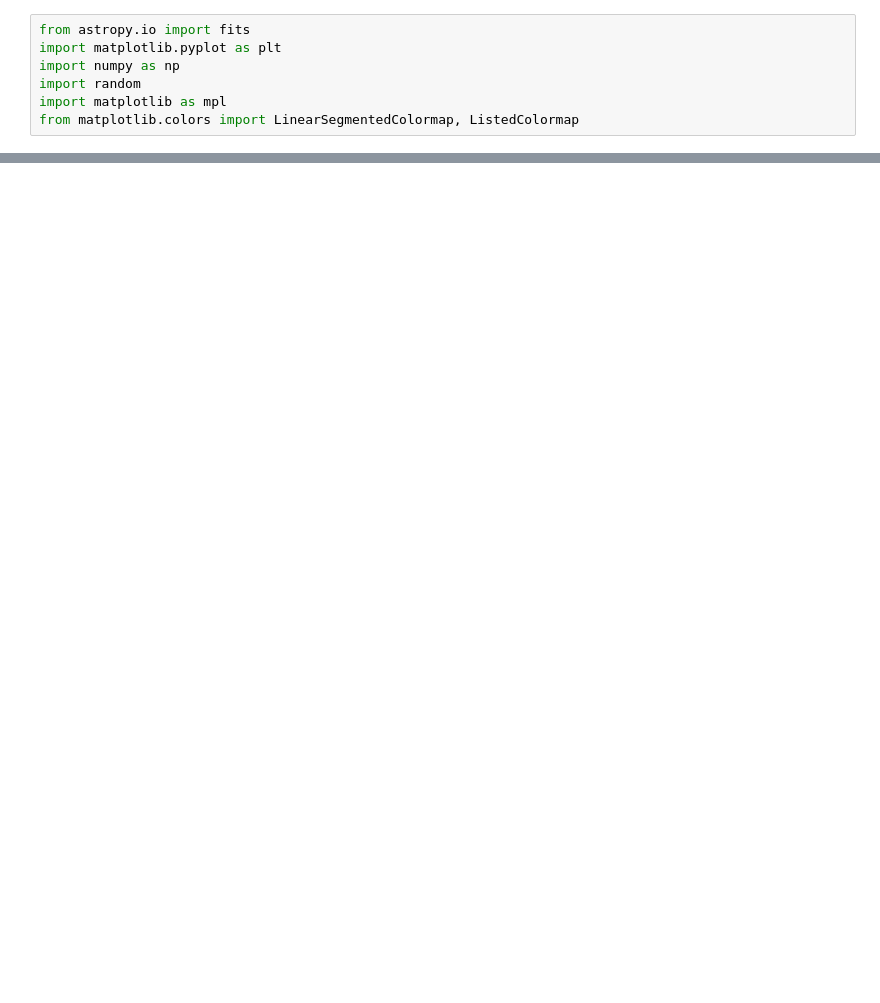
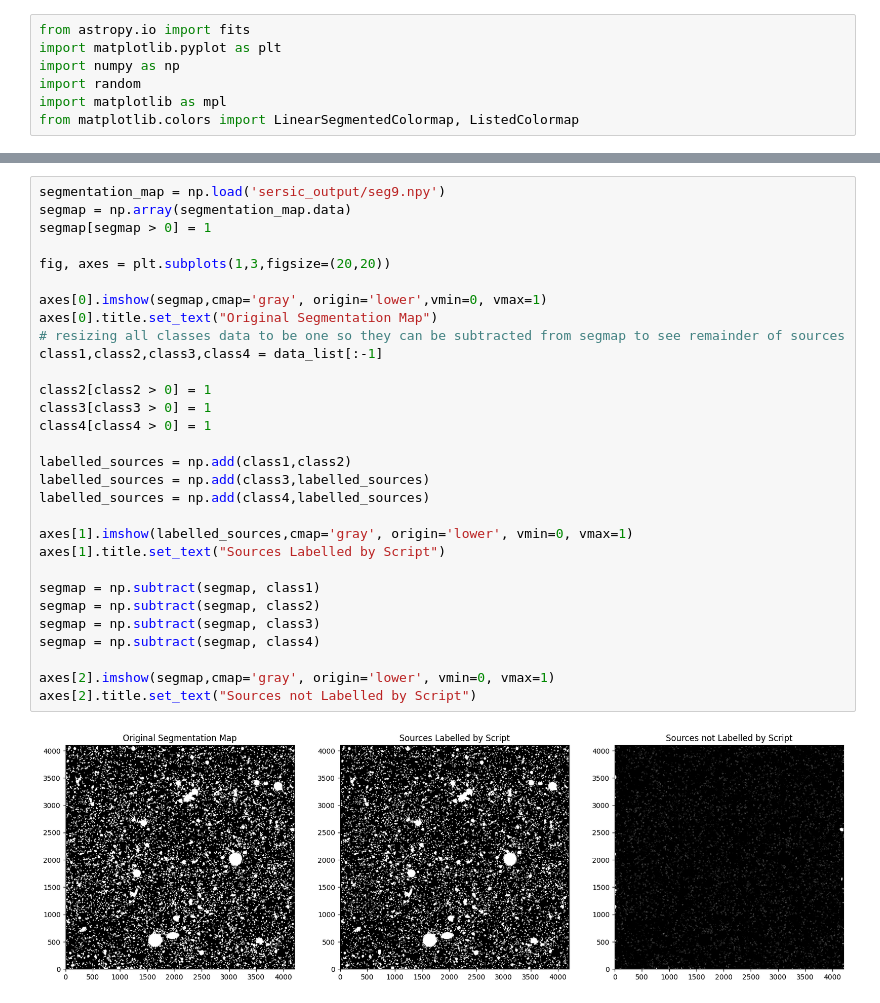
Before and after one commit to sierrajanson/Comp_Astro_Lab-Rubin, a Jupyter notebook: program/displaying_segmaps.ipynb, the cells around one changed output, grey strips where cells are left out. Drawn from its saved outputs; the diff is of its cells as text; blank space fills up the shorter version.

```diff
--- a/program/displaying_segmaps.ipynb
+++ b/program/displaying_segmaps.ipynb
@@ -53,0 +60,32 @@ plt.show()
+# %%
+segmentation_map = np.load('sersic_output/seg9.npy')
+segmap = np.array(segmentation_map.data)
+segmap[segmap > 0] = 1
+
+fig, axes = plt.subplots(1,3,figsize=(20,20))
+
+axes[0].imshow(segmap,cmap='gray', origin='lower',vmin=0, vmax=1)
+axes[0].title.set_text("Original Segmentation Map")
+# resizing all classes data to be one so they can be subtracted from segmap to see remainder of sources
+class1,class2,class3,class4 = data_list[:-1]
+
+class2[class2 > 0] = 1
+class3[class3 > 0] = 1
+class4[class4 > 0] = 1
+
+labelled_sources = np.add(class1,class2)
+labelled_sources = np.add(class3,labelled_sources)
+labelled_sources = np.add(class4,labelled_sources)
+
+axes[1].imshow(labelled_sources,cmap='gray', origin='lower', vmin=0, vmax=1)
+axes[1].title.set_text("Sources Labelled by Script")
+
+segmap = np.subtract(segmap, class1)
+segmap = np.subtract(segmap, class2)
+segmap = np.subtract(segmap, class3)
+segmap = np.subtract(segmap, class4)
+
+axes[2].imshow(segmap,cmap='gray', origin='lower', vmin=0, vmax=1)
+axes[2].title.set_text("Sources not Labelled by Script")
+# %% [output]
+[figure, added]
```
Also changed, not shown: parts of 4 cells of this notebook, 1 other file.
